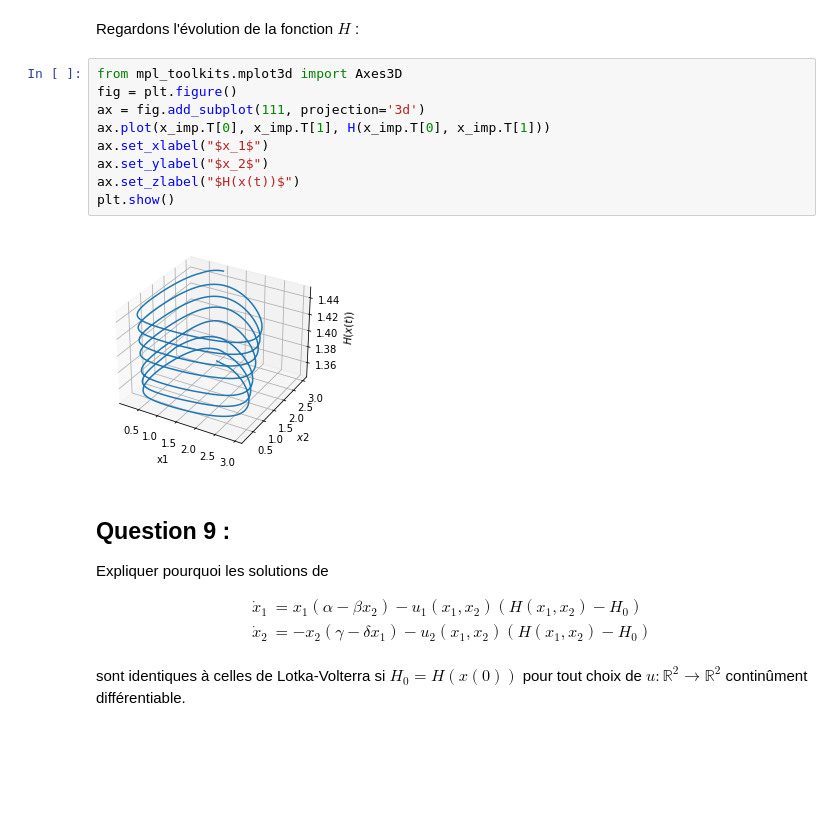
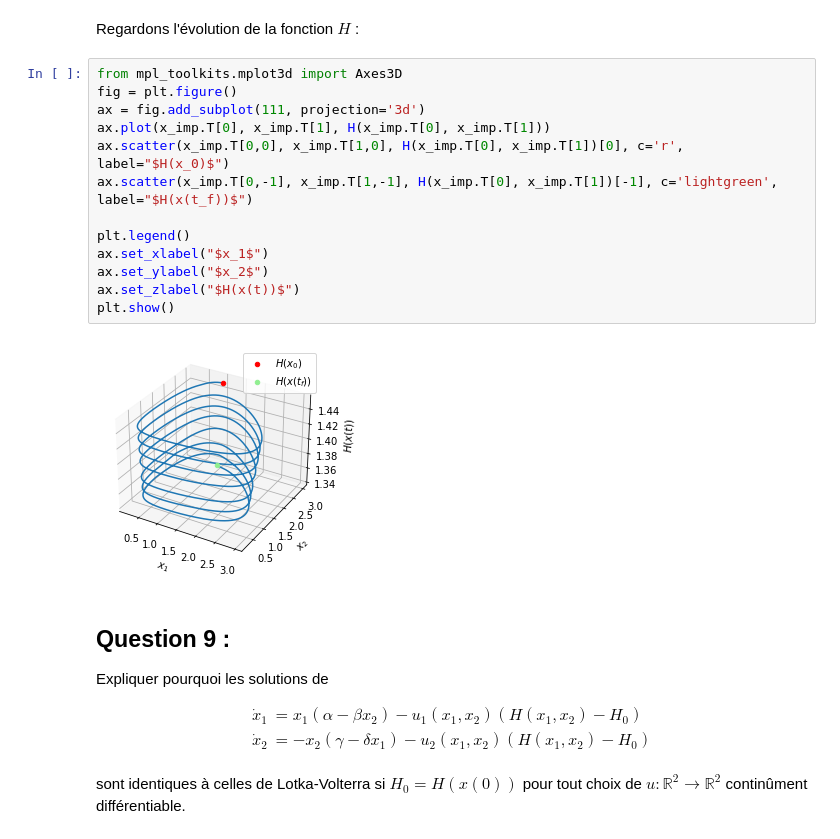
Before and after one commit to pguillot07/Devoir-Maths-Info-Equations-Differentielles, a Jupyter notebook: Rendu_equations_differentielles.ipynb, the cells around one changed output. Drawn from its saved outputs; the diff is of its cells as text; blank space fills up the shorter version.

```diff
--- a/Rendu_equations_differentielles.ipynb
+++ b/Rendu_equations_differentielles.ipynb
@@ -480,14 +481,18 @@ Regardons l'évolution de la fonction $H$ :
 # %%
 from mpl_toolkits.mplot3d import Axes3D
 fig = plt.figure()
 ax = fig.add_subplot(111, projection='3d')
 ax.plot(x_imp.T[0], x_imp.T[1], H(x_imp.T[0], x_imp.T[1]))
+ax.scatter(x_imp.T[0,0], x_imp.T[1,0], H(x_imp.T[0], x_imp.T[1])[0], c='r', label="$H(x_0)$")
+ax.scatter(x_imp.T[0,-1], x_imp.T[1,-1], H(x_imp.T[0], x_imp.T[1])[-1], c='lightgreen', label="$H(x(t_f))$")
+
+plt.legend()
 ax.set_xlabel("$x_1$")
 ax.set_ylabel("$x_2$")
 ax.set_zlabel("$H(x(t))$")
 plt.show()
 # %% [output]
-[figure, old version]
+[figure, new version]
 # %% [markdown]
 ## Question 9 :
 Expliquer pourquoi les solutions de
```
Also changed, not shown: parts of 3 cells of this notebook.
